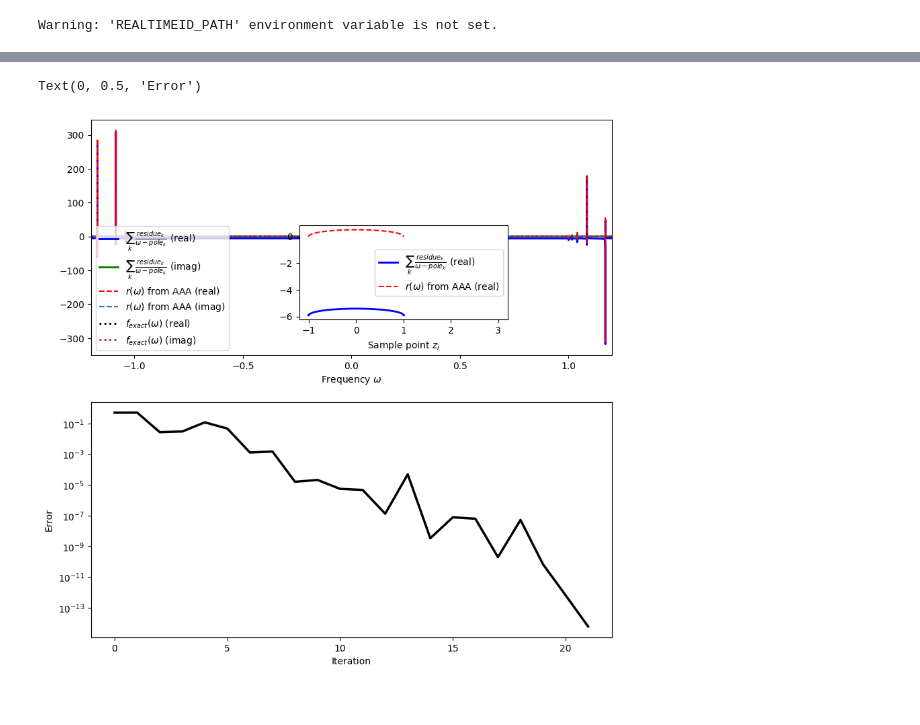
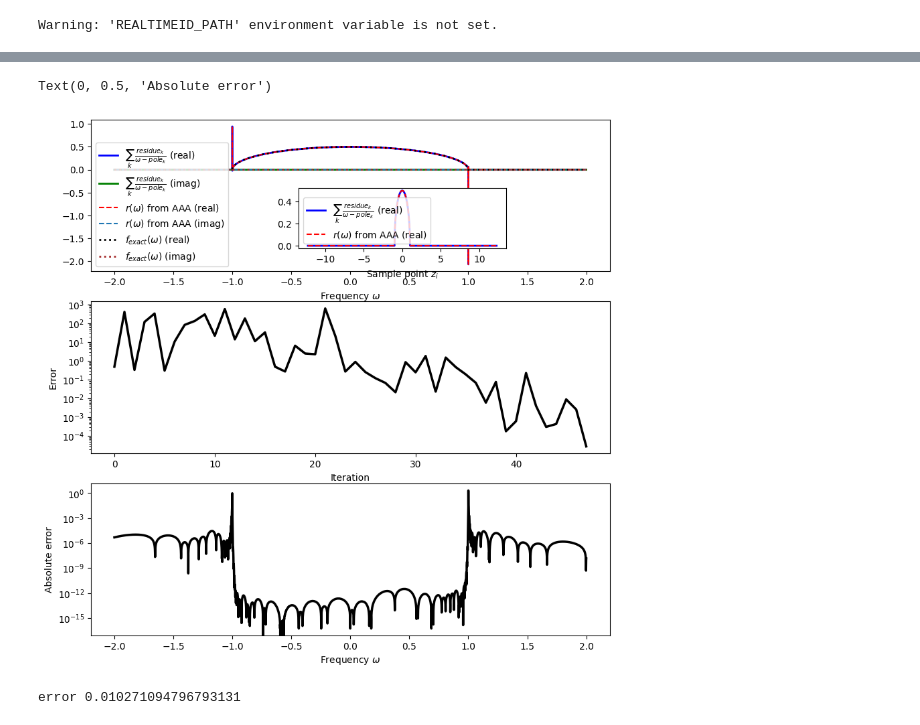
Before and after one commit to jthoenniss/RealTimeID, a Jupyter notebook: notebooks/aaa.ipynb, the cells around one changed output, grey strips where cells are left out. Cells and saved outputs as stored; diff of their text form; code cells hidden in the pictures.

```diff
--- a/notebooks/aaa.ipynb
+++ b/notebooks/aaa.ipynb
@@ -25,10 +25,13 @@ Warning: 'REALTIMEID_PATH' environment variable is not set.
 
     return result"""
 
-spec_dens = lambda x: spec_dens_semi_circle(x, half_width=1) # semi circle spectral density that is nonzero in the interval [-1,1]
+spec_dens = lambda x: spec_dens_semi_circle(x) # semi circle spectral density that is nonzero in the interval [-1,1]
+
 
 #set parameters
-params = KernelParams(spec_dens = spec_dens, n = 3158, m = 1, N_max = 500, delta_t = 0.1, h = 0.01, beta = 0, phi = 0)
+params = KernelParams(spec_dens = spec_dens, n = 4263, m = 500, N_max = 5000, delta_t = 0.1, h = 0.005011872336272, beta = 0, phi = 0)
+
+
 
 print(params.get_param("m"))
 # %% [output]
@@ -132,7 +166,7 @@ Text(0.0001, 0.01, 'nbr. Froisset doublets: 1\n[i.e. abs(residue_k) < 1e-13)]')
 r_check = lambda x: np.sum([res / (x - pole) for res, pole in zip(residues, poles)])
 
 #range in which we want to plot the function
-x_range = np.linspace(-1.2,1.2,10000)
+x_range = np.linspace(-2,2,10000)
 
 #evaluate r_check(x) for each x in x_range
 vals_residues = np.array([r_check(x) for x in x_range])
@@ -140,37 +174,70 @@ vals_residues = np.array([r_check(x) for x in x_range])
 vals_exact = np.array([func_exact(x) for x in x_range])
 #evaluate r(x) for each x in x_range
 vals_rational = r(x_range)
 
 
 #plot the real and imaginary part of r(x) and the real and imaginary part of r_check(x)
 #figure with two subplots
-fig, axs = plt.subplots(2, 1, figsize=(10, 10))
+fig, axs = plt.subplots(3, 1, figsize=(10, 10))
 
 axs[0].plot(x_range, vals_residues.real, label = r'$\sum_k \,\frac{residue_k }{ \omega - pole_k}$' + ' (real)' , linewidth = 2, color = "blue")
 axs[0].plot(x_range, vals_residues.imag, label = r'$\sum_k \,\frac{residue_k }{ \omega - pole_k}$' + ' (imag)' , linewidth = 2, color = "green")
 axs[0].plot(x_range, vals_rational.real, label = r'$r(\omega)$' + ' from AAA (real)' , linestyle = '--', color = "red")
 axs[0].plot(x_range, vals_rational.imag, label = r'$r(\omega)$' + ' from AAA (imag)' , linestyle = '--')
 axs[0].plot(x_range, vals_exact.real, label = r'$f_{exact}(\omega)$' + ' (real)' , linestyle = 'dotted', linewidth = 2, color = "black")
 axs[0].plot(x_range, vals_exact.imag, label = r'$f_{exact}(\omega)$' + ' (imag)' , linestyle = 'dotted', linewidth = 2, color = "brown")
 axs[0].legend(loc = "lower left")
 axs[0].set_xlabel('Frequency ' + r'$\omega$')
-axs[0].set_xlim(-1.2,1.2)
+
 #make inset plot
 axins = axs[0].inset_axes([0.4, 0.15, 0.4, 0.4])
 axins.plot(Z, np.array([r_check(z) for z in Z]).real, label = r'$\sum_k \,\frac{residue_k }{ \omega - pole_k}$' + ' (real)' , linewidth = 2, color = "blue")
 axins.plot(Z, r(Z).real, label = r'$r(\omega)$' + ' from AAA (real)' , linestyle = '--', color = "red")
-axins.set_xlim(-1.2,3.2)
 axins.legend()
 axins.set_xlabel('Sample point ' + r'$z_i$')
 
 
 #plot the error as function of iteration
 axs[1].plot(errors, label = 'Error', linewidth = 2.5, color = 'black')
 axs[1].set_yscale('log')
 axs[1].set_xlabel('Iteration')
 axs[1].set_ylabel('Error')
+
+
+
+#plot the absolute error between the exact function and the rational approximation
+axs[2].plot(x_range, np.abs(vals_exact - vals_rational), label = 'Absolute error', linewidth = 2.5, color = 'black')
+axs[2].set_yscale('log')
+axs[2].set_xlabel('Frequency ' + r'$\omega$')
+axs[2].set_ylabel('Absolute error')
 # %% [output]
-Text(0, 0.5, 'Error')
+Text(0, 0.5, 'Absolute error')
-[figure, old version]
+[figure, new version]
+# %%
+time_grid = set_time_grid(params.get_param("N_max"), params.get_param("delta_t"))
+
+## Vectorized integration for real and imaginary parts
+#AAA_GF = np.array([integrate.quad_vec(
+#    lambda x: r(x) * np.exp(1.j * x * t),
+#    -np.inf,
+#    np.inf,
+#    epsabs=1.49e-2,
+#    epsrel=1.49e-2
+#) for t in time_grid])
+
+
+
+cont_integral_particle = cont_integral(time_grid, params.get_param("beta"), np.inf, spec_dens, 0.0)
+cont_integral_hole = cont_integral(time_grid, -params.get_param("beta"), np.inf, spec_dens, 0.0)
+
+cont_integral_concat = np.concatenate((cont_integral_particle, cont_integral_hole))
+
+G_learned = AAA_kernel.propagator_AAA(time_grid)
+error_plain = abs(G_learned - cont_integral_concat)
+#compute the error between the continuous integral and the AAA approximation
+error = error_time_integrated(cont_integral_concat, G_learned, params.params["delta_t"])
+print("error", error)
+# %% [output]
+error 0.010271094796793131
 # %%
 #compute the Green's function as contiuous integral
```
Also changed, not shown: parts of 6 cells of this notebook.
